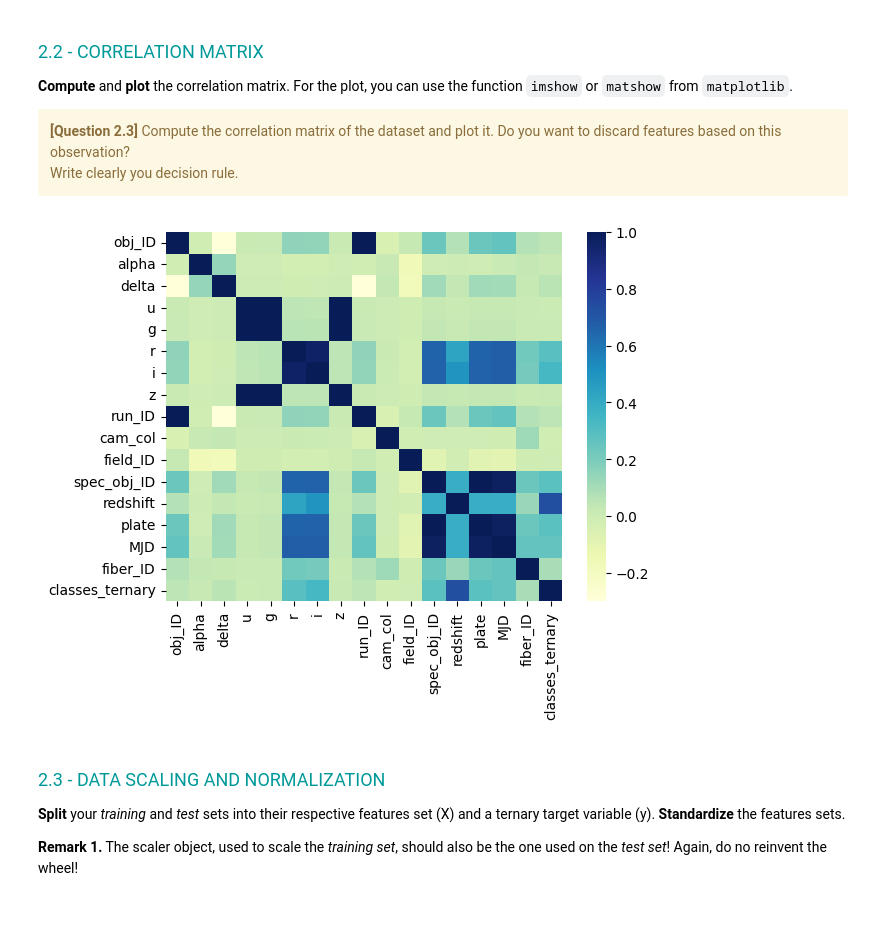
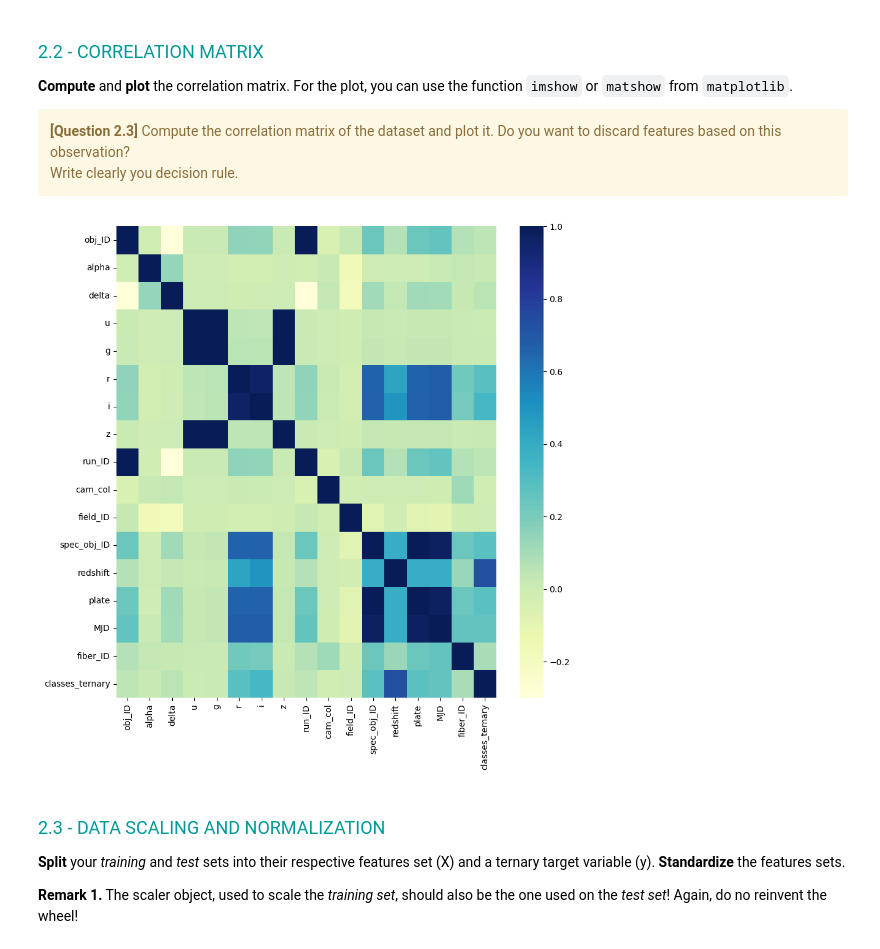
Before and after one commit to killianson/Hackathon-2, a Jupyter notebook: Hackathon02-Classification.ipynb, the cells around one changed output. Drawn from its saved outputs; the diff is of its cells as text; code cells hidden in the pictures; blank space fills up the shorter version.

```diff
--- a/Hackathon02-Classification.ipynb
+++ b/Hackathon02-Classification.ipynb
@@ -360,21 +360,24 @@ Write clearly you decision rule.
 # %%
 import seaborn as sb
 """
 CELL N°5 : CORRELATION MATRIX
 
 @pre:  Training dataframe
 @post: The correlation matrix between the features (target incl.) and its plot
 """
 matrix = data_train.corr()
 #print(matrix)
 
+# Size,of the plot
+plt.figure(figsize=(10, 10))
+
 # plotting correlation heatmap
-dataplot = sb.heatmap(matrix, cmap="YlGnBu")#, annot=True) pour direct voir les valeurs
+sb.heatmap(matrix, cmap="YlGnBu")#, annot=True) pour direct voir les valeurs
 
 # displaying heatmap
 plt.show()
 # %% [output]
-[figure, old version]
+[figure, new version]
 # %% [markdown]
 <font size=4 color=#009999> <br> 2.3 - DATA SCALING AND NORMALIZATION</font> <br>
 
```
Also changed, not shown: parts of 5 cells of this notebook.
